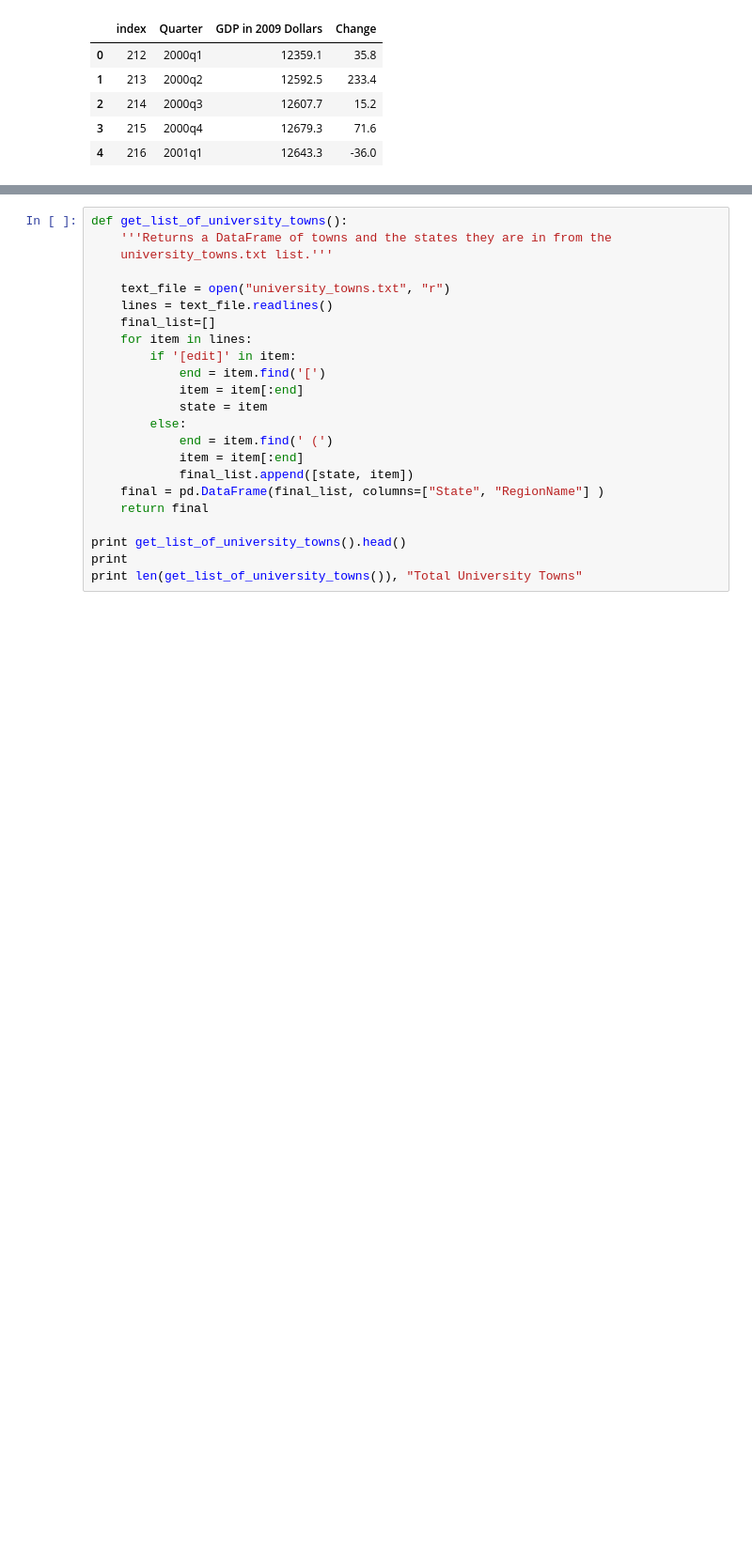
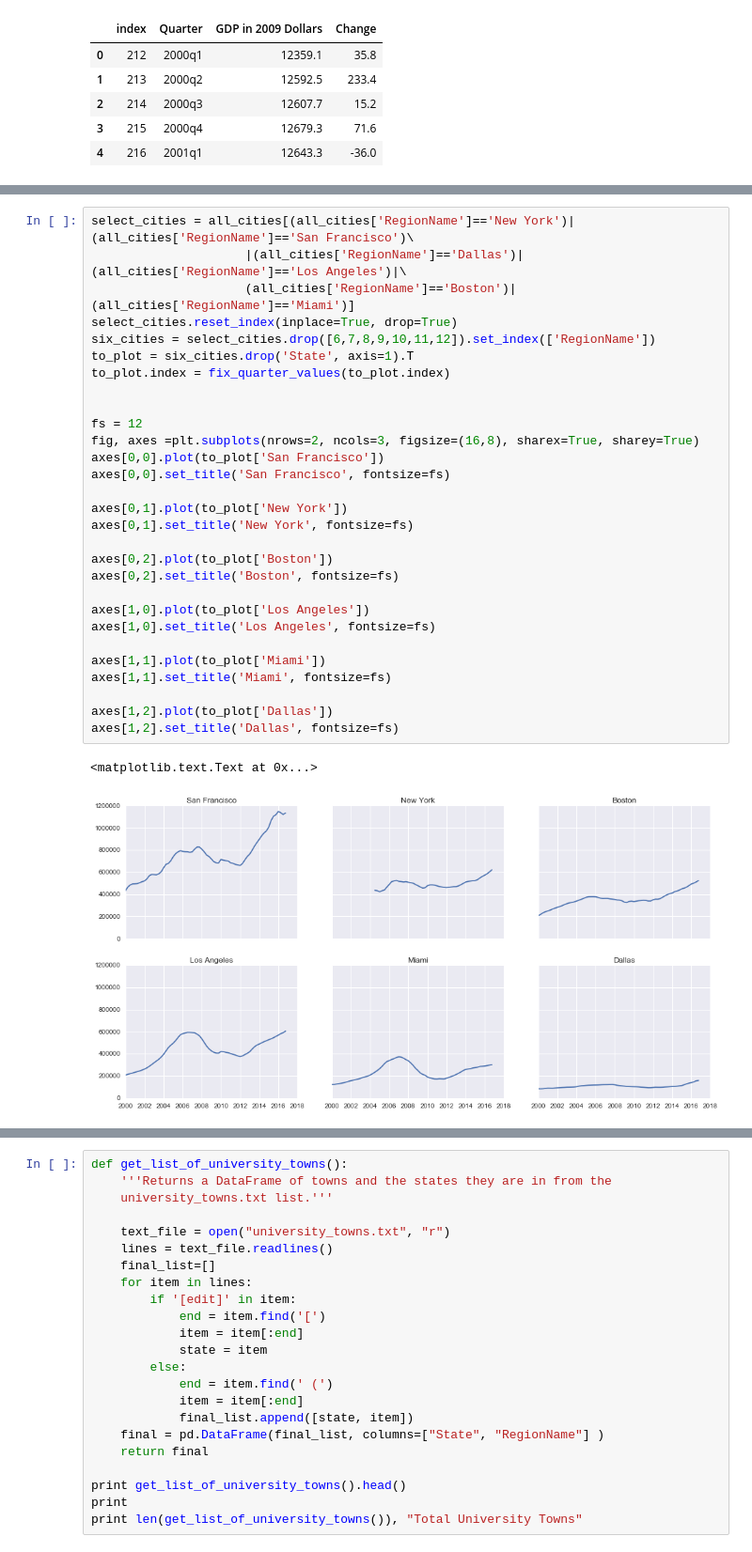
Before and after one commit to ericgordo/Housing_vs_GDP_Investigation, a Jupyter notebook: University Towns Stats Test.ipynb, the cells around one changed output, grey strips where cells are left out. Shown at 94% size. Saved outputs shown, nothing was run; the diff lists cells and outputs as text; blank space fills up the shorter version.

```diff
--- a/University Towns Stats Test.ipynb
+++ b/University Towns Stats Test.ipynb
@@ -192,0 +216,32 @@ plt.set_title('Nationwide Average of Median House Prices',fontsize=16)
+# %%
+select_cities = all_cities[(all_cities['RegionName']=='New York')|(all_cities['RegionName']=='San Francisco')\
+                     |(all_cities['RegionName']=='Dallas')|(all_cities['RegionName']=='Los Angeles')|\
+                     (all_cities['RegionName']=='Boston')|(all_cities['RegionName']=='Miami')]
+select_cities.reset_index(inplace=True, drop=True)
+six_cities = select_cities.drop([6,7,8,9,10,11,12]).set_index(['RegionName'])
+to_plot = six_cities.drop('State', axis=1).T
+to_plot.index = fix_quarter_values(to_plot.index)
+
+
+fs = 12
+fig, axes =plt.subplots(nrows=2, ncols=3, figsize=(16,8), sharex=True, sharey=True)
+axes[0,0].plot(to_plot['San Francisco'])
+axes[0,0].set_title('San Francisco', fontsize=fs)
+
+axes[0,1].plot(to_plot['New York'])
+axes[0,1].set_title('New York', fontsize=fs)
+
+axes[0,2].plot(to_plot['Boston'])
+axes[0,2].set_title('Boston', fontsize=fs)
+
+axes[1,0].plot(to_plot['Los Angeles'])
+axes[1,0].set_title('Los Angeles', fontsize=fs)
+
+axes[1,1].plot(to_plot['Miami'])
+axes[1,1].set_title('Miami', fontsize=fs)
+
+axes[1,2].plot(to_plot['Dallas'])
+axes[1,2].set_title('Dallas', fontsize=fs)
+# %% [output]
+<matplotlib.text.Text at 0x...>
+[figure, added]
```
Also changed, not shown: parts of 27 cells of this notebook.
